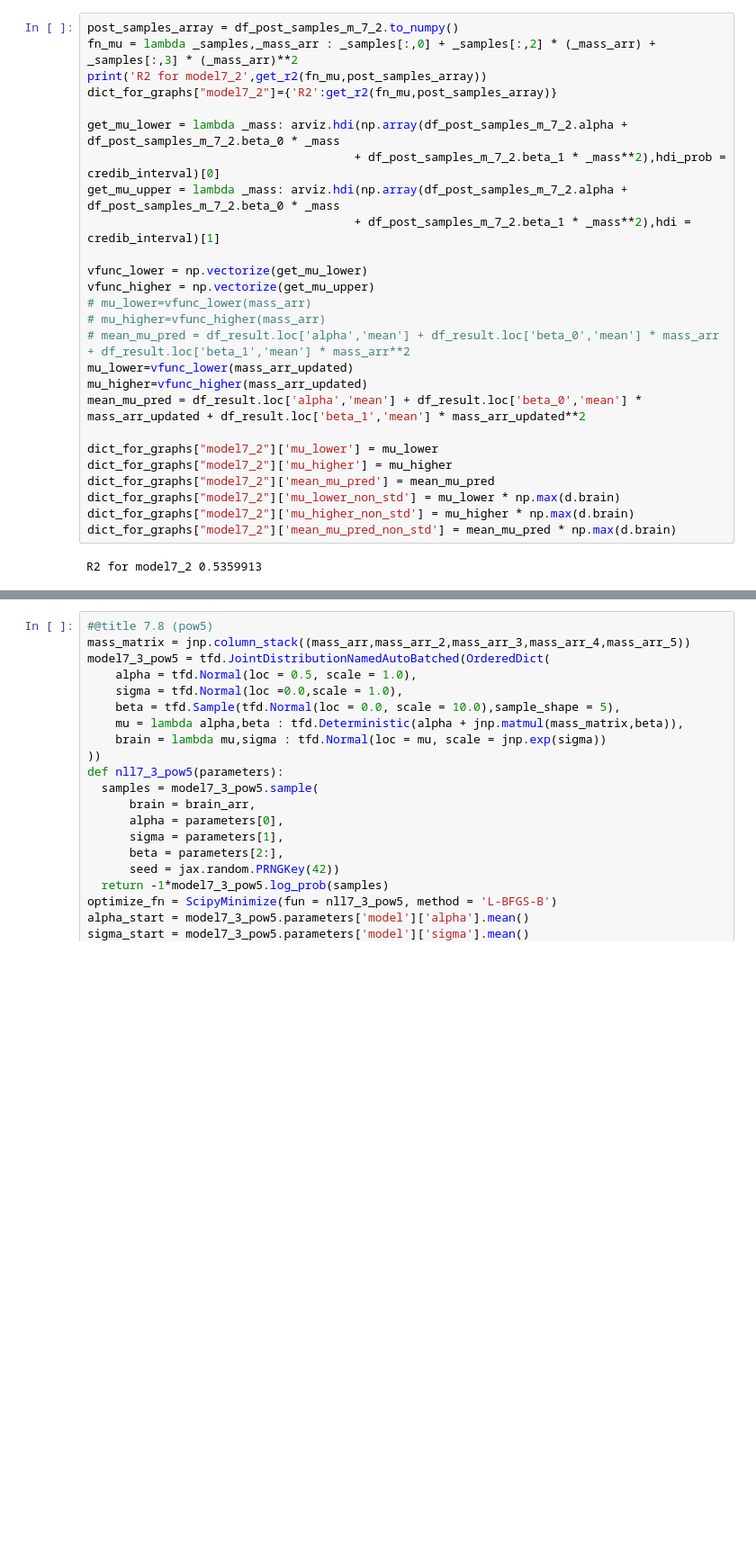
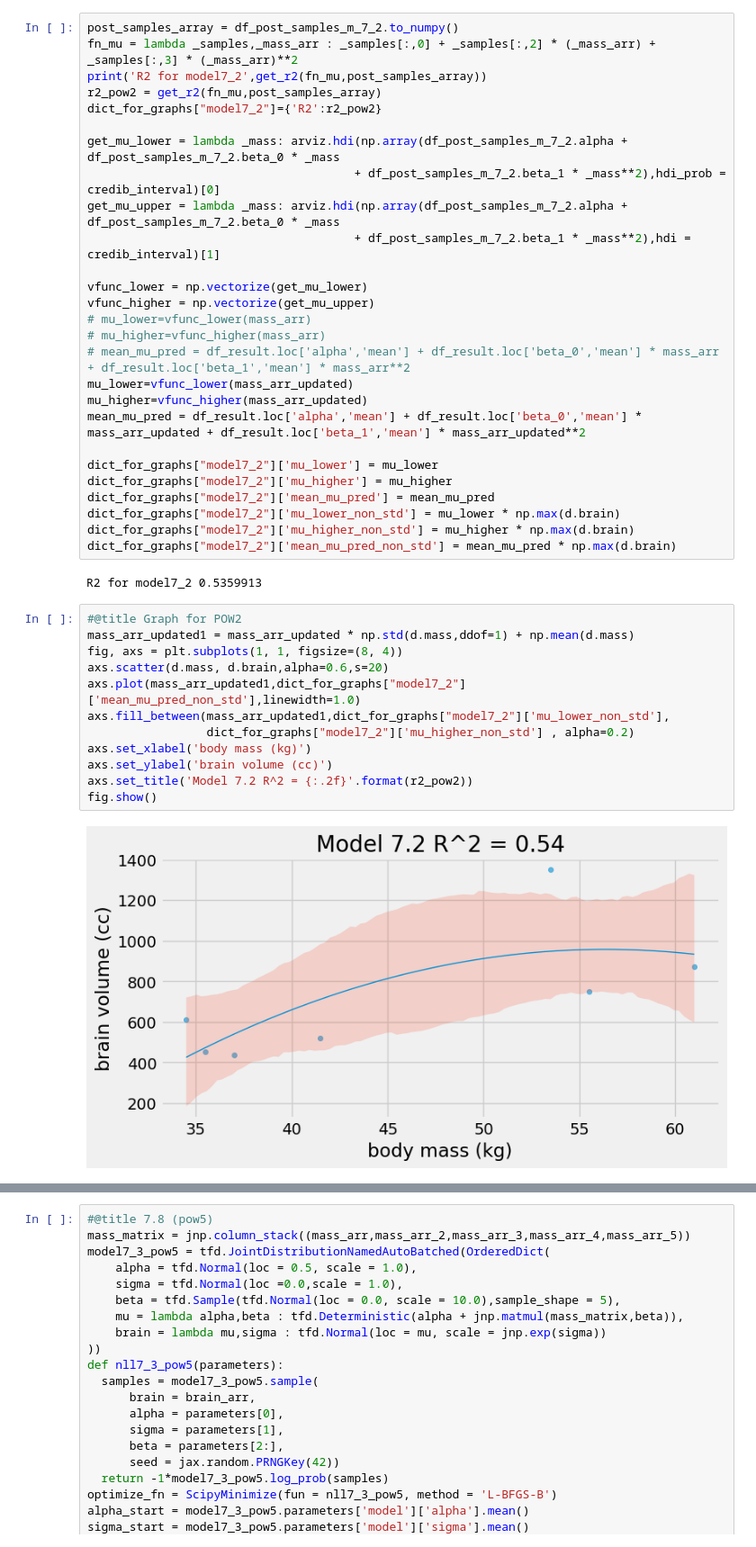
Before and after one commit to sushmit86/Statiistical_rethinking_jax, a Jupyter notebook: sushmit_07__Ulysses_Compass.ipynb, the cells around one changed output, grey strips where cells are left out. Shown at 90% size. Drawn from its saved outputs; the diff is of its cells as text; blank space fills up the shorter version.

```diff
--- a/sushmit_07__Ulysses_Compass.ipynb
+++ b/sushmit_07__Ulysses_Compass.ipynb
@@ -266,7 +279,8 @@ mass_arr_updated = jnp.linspace(mass_arr.min(),mass_arr.max(),100)
 post_samples_array = df_post_samples_m_7_2.to_numpy()
 fn_mu = lambda _samples,_mass_arr : _samples[:,0] + _samples[:,2] * (_mass_arr) + _samples[:,3] * (_mass_arr)**2
 print('R2 for model7_2',get_r2(fn_mu,post_samples_array))
-dict_for_graphs["model7_2"]={'R2':get_r2(fn_mu,post_samples_array)}
+r2_pow2 = get_r2(fn_mu,post_samples_array)
+dict_for_graphs["model7_2"]={'R2':r2_pow2}
 
 get_mu_lower = lambda _mass: arviz.hdi(np.array(df_post_samples_m_7_2.alpha + df_post_samples_m_7_2.beta_0 * _mass
                                       + df_post_samples_m_7_2.beta_1 * _mass**2),hdi_prob = credib_interval)[0]
@@ -290,4 +304,18 @@ dict_for_graphs["model7_2"]['mu_higher_non_std'] = mu_higher * np.max(d.brain)
 dict_for_graphs["model7_2"]['mean_mu_pred_non_std'] = mean_mu_pred * np.max(d.brain)
 # %% [output]
 R2 for model7_2 0.5359913
+# %%
+#@title Graph for POW2
+mass_arr_updated1 = mass_arr_updated * np.std(d.mass,ddof=1) + np.mean(d.mass)
+fig, axs = plt.subplots(1, 1, figsize=(8, 4))
+axs.scatter(d.mass, d.brain,alpha=0.6,s=20)
+axs.plot(mass_arr_updated1,dict_for_graphs["model7_2"]['mean_mu_pred_non_std'],linewidth=1.0)
+axs.fill_between(mass_arr_updated1,dict_for_graphs["model7_2"]['mu_lower_non_std'],
+                 dict_for_graphs["model7_2"]['mu_higher_non_std'] , alpha=0.2)
+axs.set_xlabel('body mass (kg)')
+axs.set_ylabel('brain volume (cc)')
+axs.set_title('Model 7.2 R^2 = {:.2f}'.format(r2_pow2))
+fig.show()
+# %% [output]
+[figure, added]
 # %%
```
Also changed, not shown: parts of 17 cells of this notebook.
